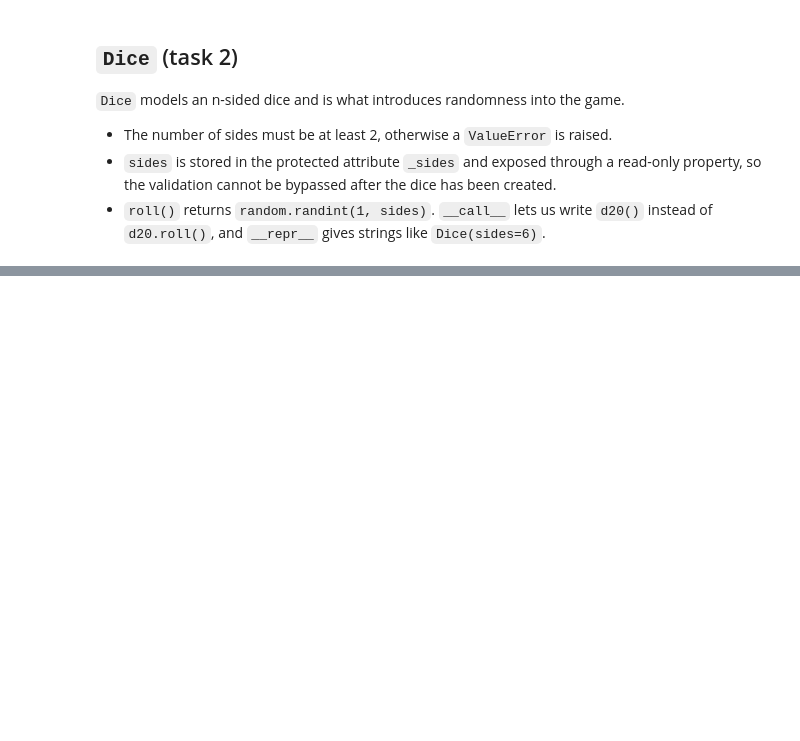
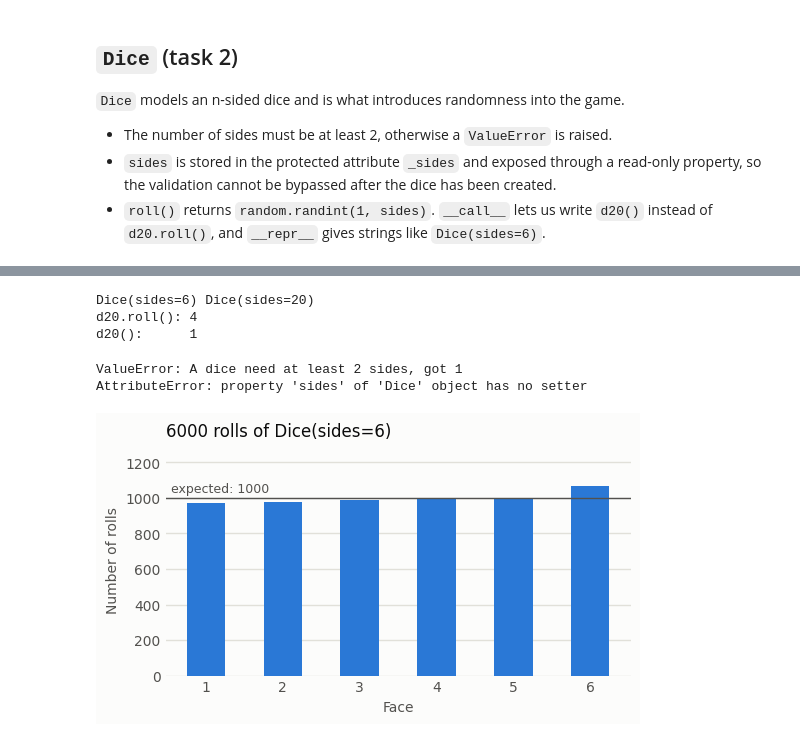
Before and after one commit to saltonese/Del_3-G6_5, a Jupyter notebook: Notebooks/Del_3.ipynb, the cells around one changed output, grey strips where cells are left out. Saved outputs shown, nothing was run; the diff lists cells and outputs as text; code cells hidden in the pictures; blank space fills up the shorter version.

```diff
--- a/Notebooks/Del_3.ipynb
+++ b/Notebooks/Del_3.ipynb
@@ -110,3 +121,7 @@ def style_axes(ax, grid_axis: str = "y") -> None:
 - The number of sides must be at least 2, otherwise a `ValueError` is raised.
 - `sides` is stored in the protected attribute `_sides` and exposed through a read-only property, so the validation cannot be bypassed after the dice has been created.
 - `roll()` returns `random.randint(1, sides)`. `__call__` lets us write `d20()` instead of `d20.roll()`, and `__repr__` gives strings like `Dice(sides=6)`.
+# %%
+d6 = Dice()            # default: 6 sides
+d20 = Dice(sides=20)
+show_class(Dice, d6)
@@ -112,0 +140,38 @@ def style_axes(ax, grid_axis: str = "y") -> None:
+# %%
+print(repr(d6), repr(d20))
+print("d20.roll():", d20.roll())
+print("d20():     ", d20())   # __call__ does the same as roll()
+# %% [output]
+Dice(sides=6) Dice(sides=20)
+d20.roll(): 4
+d20():      1
+# %%
+# Invalid dice and the read-only property
+try:
+    Dice(sides=1)
+except ValueError as error:
+    print("ValueError:", error)
+
+try:
+    d6.sides = 100
+except AttributeError as error:
+    print("AttributeError:", error)
+# %% [output]
+ValueError: A dice need at least 2 sides, got 1
+AttributeError: property 'sides' of 'Dice' object has no setter
+# %%
+rolls = Counter(d6() for _ in range(6000))
+faces = sorted(rolls)
+
+fig, ax = plt.subplots(figsize=(6, 3))
+style_axes(ax, grid_axis="y")
+ax.bar(faces, [rolls[face] for face in faces], width=0.5, color=BLUE)
+ax.axhline(1000, color=INK_2, linewidth=1)
+ax.text(0.55, 1015, "expected: 1000", ha="left", va="bottom", color=INK_2, fontsize=9)
+ax.set_ylim(0, 1300)
+ax.set_xlabel("Face")
+ax.set_ylabel("Number of rolls")
+ax.set_title("6000 rolls of Dice(sides=6)", loc="left", color=INK)
+plt.show()
+# %% [output]
+[figure, added]
```
Also changed, not shown: parts of 22 cells of this notebook.
